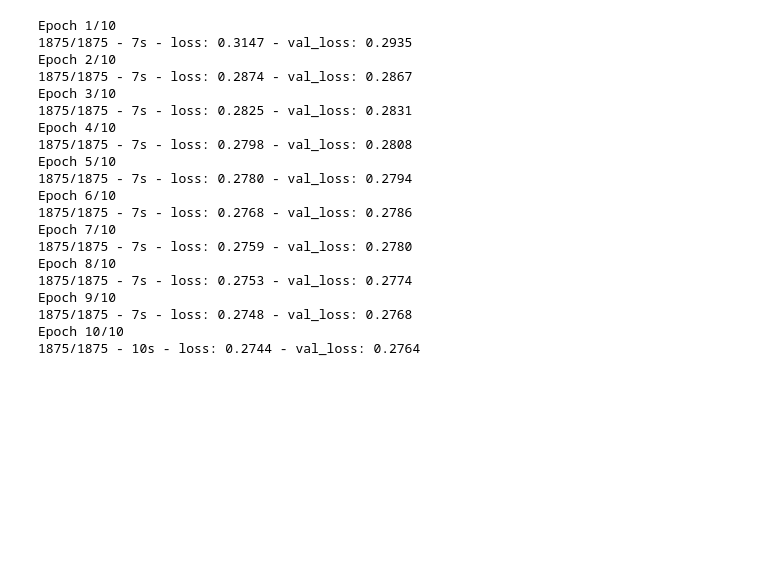
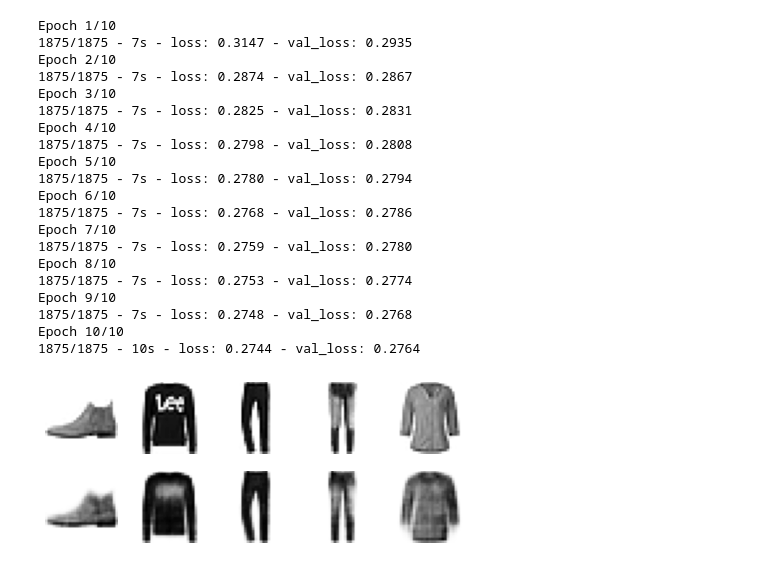
Before and after one commit to sailajak2003/fashion_minst, a Jupyter notebook: Fashion_minst_AutoEncoder.ipynb, the cells around one changed output. Cells and saved outputs as stored; diff of their text form; code cells hidden in the pictures; blank space fills up the shorter version.

```diff
--- a/Fashion_minst_AutoEncoder.ipynb
+++ b/Fashion_minst_AutoEncoder.ipynb
@@ -111,3 +111,7 @@ Epoch 9/10
 1875/1875 - 7s - loss: 0.2748 - val_loss: 0.2768
 Epoch 10/10
 1875/1875 - 10s - loss: 0.2744 - val_loss: 0.2764
+# %%
+show_reconstuctions(AE)
+# %% [output]
+[figure, added]
```
